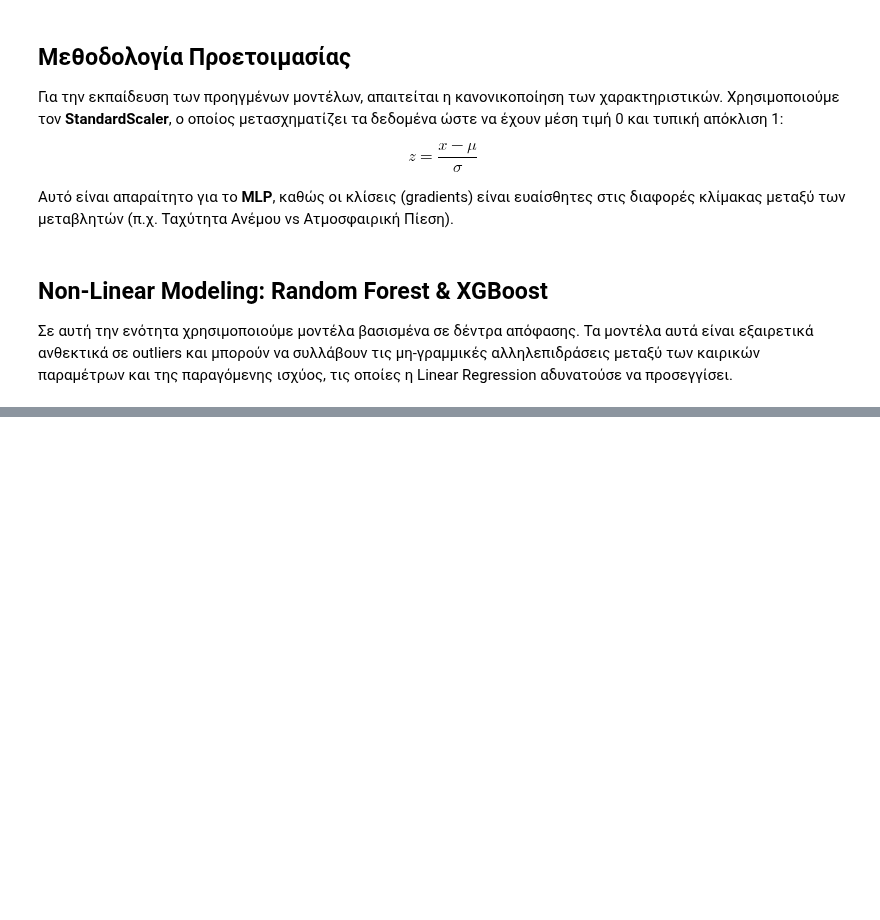
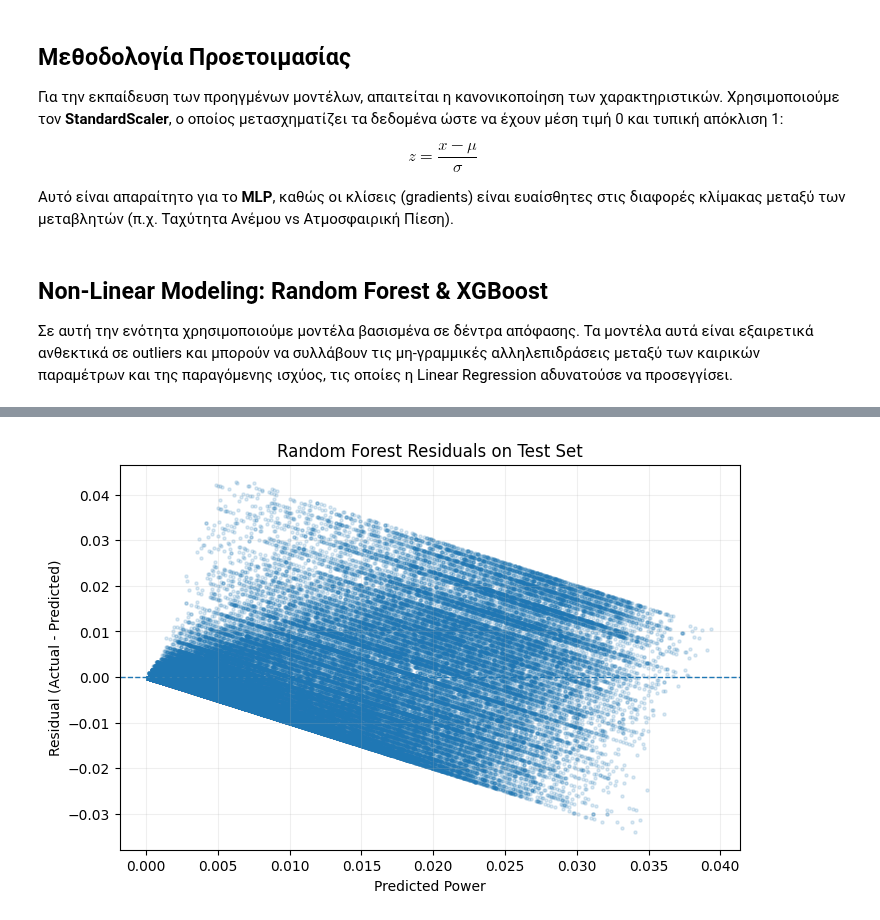
Before and after one commit to Dionysis33/WindPower_DigitalTwin, a Jupyter notebook: notebooks/07_advanced_baselines_and_importance.ipynb, the cells around one changed output, grey strips where cells are left out. Saved outputs shown, nothing was run; the diff lists cells and outputs as text; code cells hidden in the pictures; blank space fills up the shorter version.

Commit message:
feat: add random forest baseline with train-val-test protocol in notebook 07

```diff
--- a/notebooks/07_advanced_baselines_and_importance.ipynb
+++ b/notebooks/07_advanced_baselines_and_importance.ipynb
@@ -204,0 +343,22 @@ Diagnostic for Park 90 complete. XGBoost R2 Score on Test Set: 0.6106
+# %%
+# ---------------------------------------------------------------------
+# BEST VALIDATION CONFIGURATION
+# ---------------------------------------------------------------------
+# Επιλέγουμε τη ρύθμιση με το χαμηλότερο validation MAE.
+# Αυτό αποτελεί το model-selection βήμα του experiment.
+# ---------------------------------------------------------------------
+
+best_row = val_results_df.iloc[0]
+
+best_params = {
+    "n_estimators": int(best_row["n_estimators"]),
+    "max_depth": int(best_row["max_depth"]),
+    "min_samples_leaf": int(best_row["min_samples_leaf"]),
+    "max_features": best_row["max_features"],
+}
+
+print("Best validation configuration:")
+print(best_params)
+
+print("\nValidation metrics of the selected configuration:")
+print(best_row[["MAE", "RMSE", "R2"]])
@@ -204,0 +472,22 @@ Diagnostic for Park 90 complete. XGBoost R2 Score on Test Set: 0.6106
+# %%
+# ---------------------------------------------------------------------
+# DIAGNOSTIC PLOT: Residuals vs predicted values
+# ---------------------------------------------------------------------
+# Το διάγραμμα residuals δίνει μια πρώτη εικόνα για το αν το μοντέλο
+# παρουσιάζει systematic bias ή έντονη δομή σφάλματος.
+# ---------------------------------------------------------------------
+
+import matplotlib.pyplot as plt
+
+residuals = y_test - test_preds
+
+plt.figure(figsize=(8, 5))
+plt.scatter(test_preds, residuals, alpha=0.15, s=5)
+plt.axhline(0.0, linestyle="--", linewidth=1)
+plt.xlabel("Predicted Power")
+plt.ylabel("Residual (Actual - Predicted)")
+plt.title("Random Forest Residuals on Test Set")
+plt.grid(alpha=0.2)
+plt.show()
+# %% [output]
+[figure, added]
```
Also changed, not shown: parts of 19 cells of this notebook, 2 other files.
